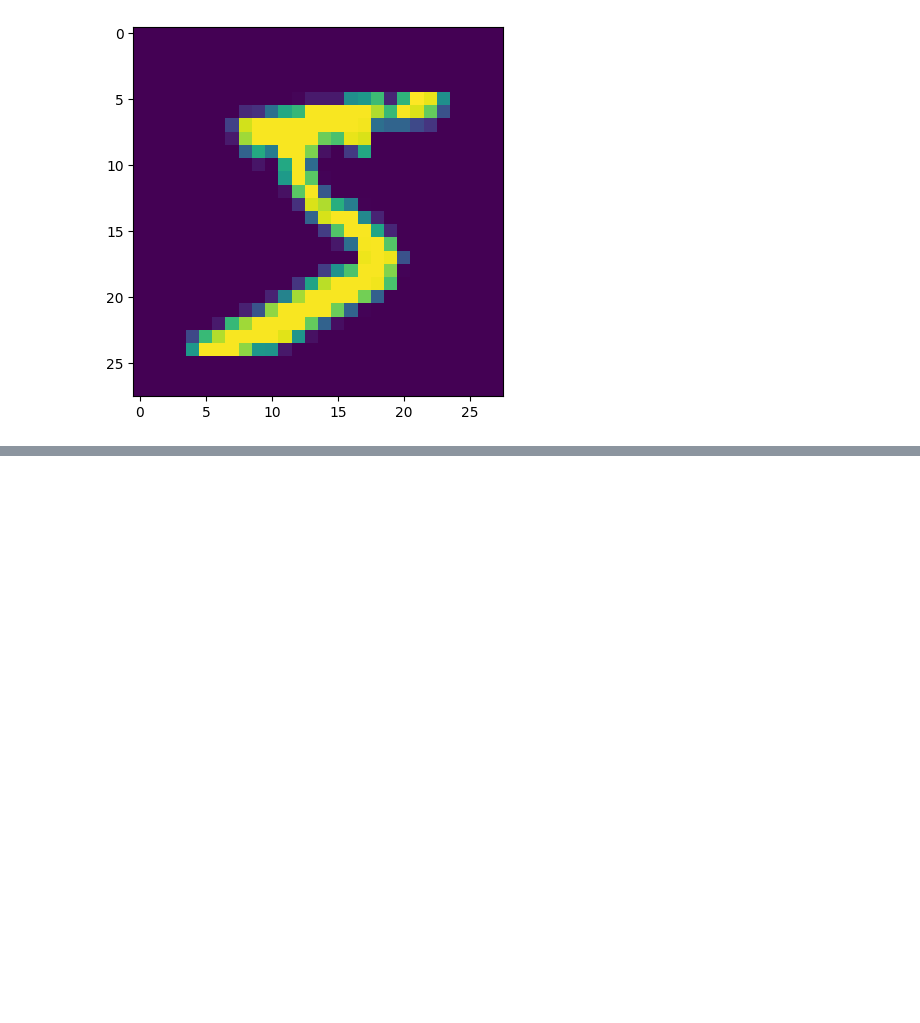
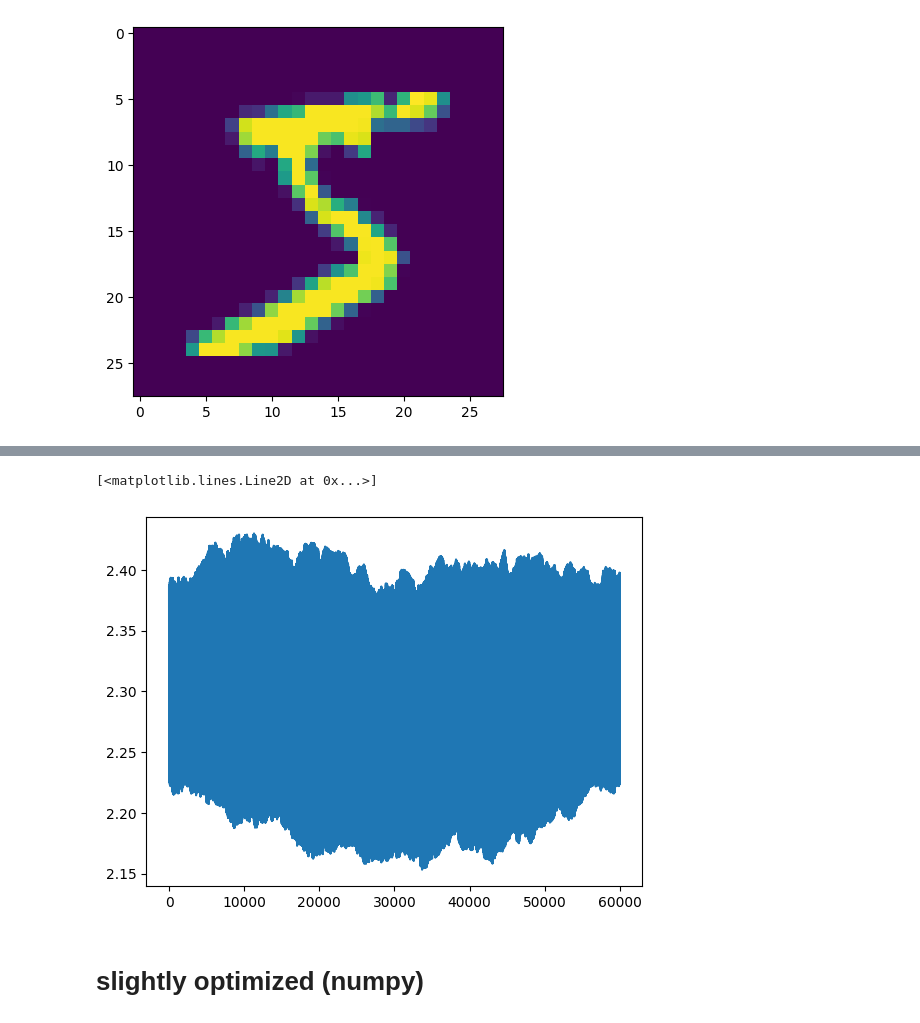
Before and after one commit to krispypancakes/ml_basics, a Jupyter notebook: python_experiments/mnist.ipynb, the cells around one changed output, grey strips where cells are left out. Cells and saved outputs as stored; diff of their text form; code cells hidden in the pictures; blank space fills up the shorter version.

```diff
--- a/python_experiments/mnist.ipynb
+++ b/python_experiments/mnist.ipynb
@@ -124,8 +41,36 @@ def update(params: np.ndarray, grads: np.ndarray, lr: float) -> np.ndarray:
 # %%
 x_train = flatten(train_imgs)
 # %%
-weights_1 = np.random.randn(N_INPUT, N_HIDDEN_1) * 0.01
-bias_1 = np.zeros(N_HIDDEN_1)
+weights_1_init = np.random.randn(N_INPUT, N_HIDDEN_1) * 0.01
+bias_1_init = np.zeros(N_HIDDEN_1)
 
-weights_2 = np.random.randn(N_HIDDEN_1, N_OUT) * 0.01
-bias_2 = np.zeros(N_HIDDEN_2)
+weights_2_init = np.random.randn(N_HIDDEN_1, N_OUT) * 0.01
+bias_2_init = np.zeros(N_OUT)
+# %%
+epoch_loss = []
+for i in range(x_train.shape[0]):
+	one_hot_label = onehot(train_lbs[i])
+
+	z1 = hidden_layer(x_train[i], weights_1, bias_1)
+	# print(f"Preactivations of layer 0 has shape: {z1.shape}")
+	a1 = np.array([relu(z1[i]) for i in range(z1.shape[0])])
+	# print(f"Postactivations of layer 0 has shape: {a1.shape}")
+	z2 = hidden_layer(a1, weights_2, bias_2)
+	# print(f"Preactivations of layer 1 has shape: {z2.shape}")
+	logits = softmax(z2)
+	# print(f"logits of layer 1 has shape: {logits.shape}")
+
+	loss = cross_entropy_loss(logits, one_hot_label)
+	epoch_loss.append(loss)
+
+	grad_w2, grad_b2 = backward_out(logits, one_hot_label, a1)
+	# print(f"Gradients of W2 have shape: {grad_w2.shape}")
+	grad_w1, grad_b1 = backward_hidden(x_train[i], weights_2, grad_b2)
+	# print(f"Gradients of W1 have shape: {grad_w1.shape}")
+
+	weights_1 = update(weights_1, grad_w1, LR)
+	weights_2 = update(weights_2, grad_w2, LR)
+	bias_1 = update(bias_1, grad_b1, LR)
+	bias_2 = update(bias_2, grad_b2, LR)
+	if i%1000 == 0:
+		print(f"Progress: {round((i+1) / x_train.shape[0] * 100)} % | loss: {round(sum(epoch_loss) / len(epoch_loss))}")
@@ -131,0 +119,7 @@ bias_2 = np.zeros(N_HIDDEN_2)
+# %%
+plt.plot(range(i+1), epoch_loss)
+# %% [output]
+[<matplotlib.lines.Line2D at 0x...>]
+[figure, added]
+# %% [markdown]
+# slightly optimized (numpy)
```
Also changed, not shown: parts of 14 cells of this notebook, 1 other file.
